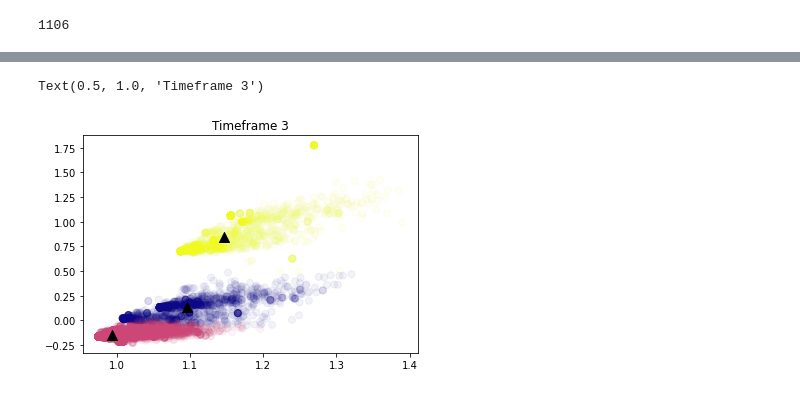
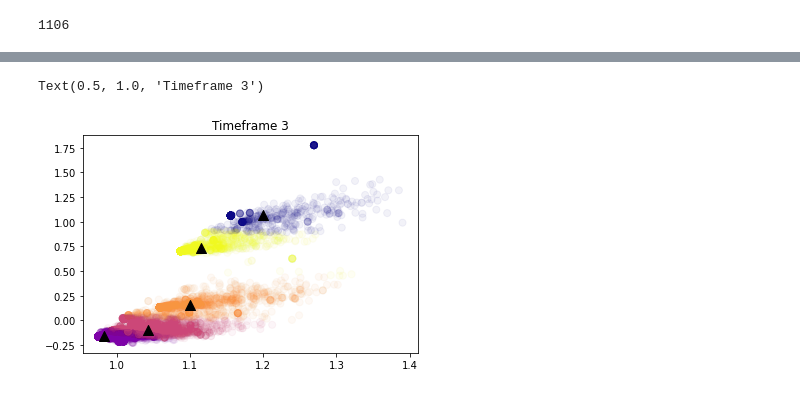
Before and after one commit to hjkim63/aml_twitter_community, a Jupyter notebook: fuzzy.ipynb, the cells around one changed output, grey strips where cells are left out. Saved outputs shown, nothing was run; the diff lists cells and outputs as text; code cells hidden in the pictures.

```diff
--- a/fuzzy.ipynb
+++ b/fuzzy.ipynb
@@ -358,16 +358,16 @@ ax.plot([i for i in range(2,10)], distances)
 # %%
 #Run fuzzy clustering on the lower-dimension bow
 
-k_svd=3
+k_svd=5
 fcm_svd = FCM(n_clusters=k_svd)
 fcm_svd.fit(bow_svd)
 predictions_svd = fcm_svd.predict(bow_svd)
 
 plt.scatter(bow_svd[:, 0], bow_svd[:, 1], c=predictions_svd, s=50, cmap='plasma', alpha=0.05)
 
 centers = fcm_svd.centers
 plt.scatter(centers[:, 0], centers[:, 1], c='k', marker='^', s=100)
 plt.title('Timeframe 3')
 # %% [output]
 Text(0.5, 1.0, 'Timeframe 3')
-[figure, old version]
+[figure, new version]
```
Also changed, not shown: parts of 8 cells of this notebook.
